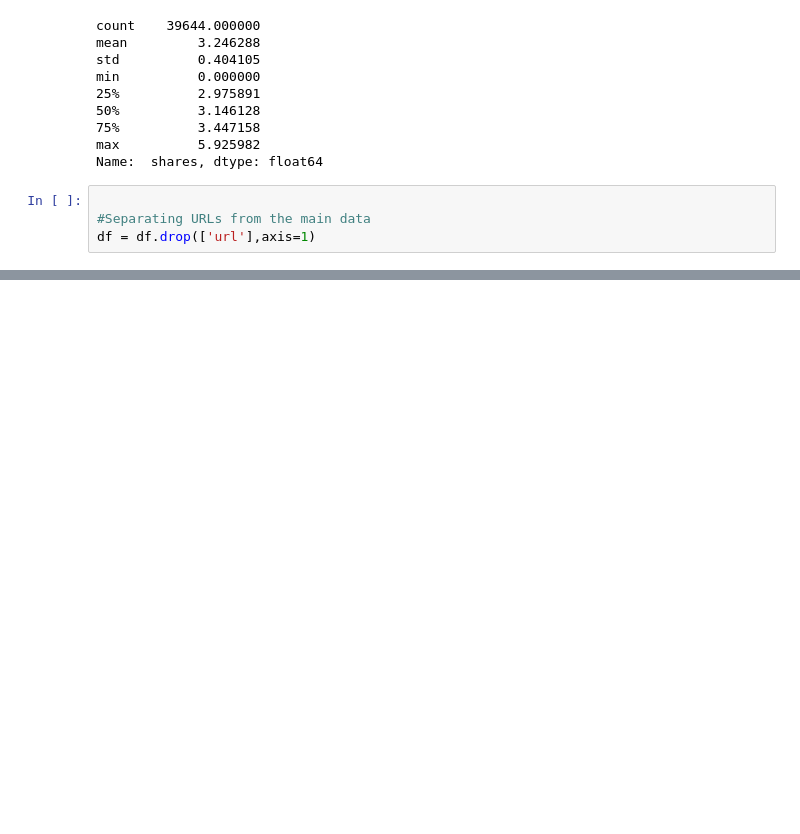
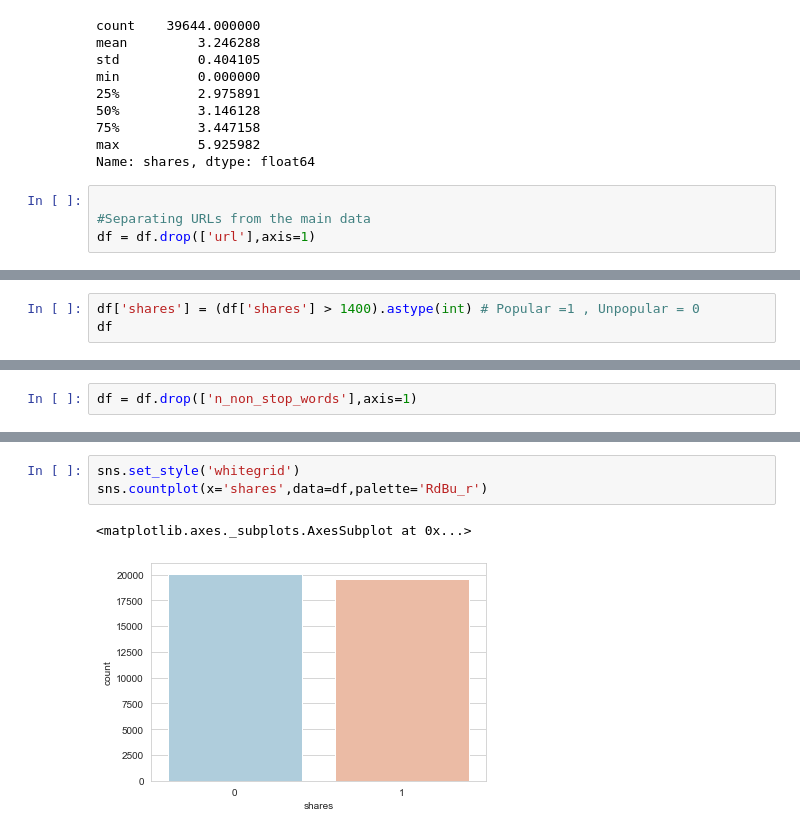
Before and after one commit to jigisharathod/ML-project, a Jupyter notebook: ML_project-2.ipynb, the cells around one changed output, grey strips where cells are left out. Cells and saved outputs as stored; diff of their text form; blank space fills up the shorter version.

```diff
--- a/ML_project-2.ipynb
+++ b/ML_project-2.ipynb
@@ -181,0 +248,3 @@ dtype: float64
+# %%
+df['shares'] = (df['shares'] > 1400).astype(int) # Popular =1 , Unpopular = 0
+df
@@ -181,0 +312,2 @@ dtype: float64
+# %%
+df = df.drop(['n_non_stop_words'],axis=1)
@@ -181,0 +335,6 @@ dtype: float64
+# %%
+sns.set_style('whitegrid')
+sns.countplot(x='shares',data=df,palette='RdBu_r')
+# %% [output]
+<matplotlib.axes._subplots.AxesSubplot at 0x...>
+[figure, added]
```
Also changed, not shown: parts of 22 cells of this notebook.
